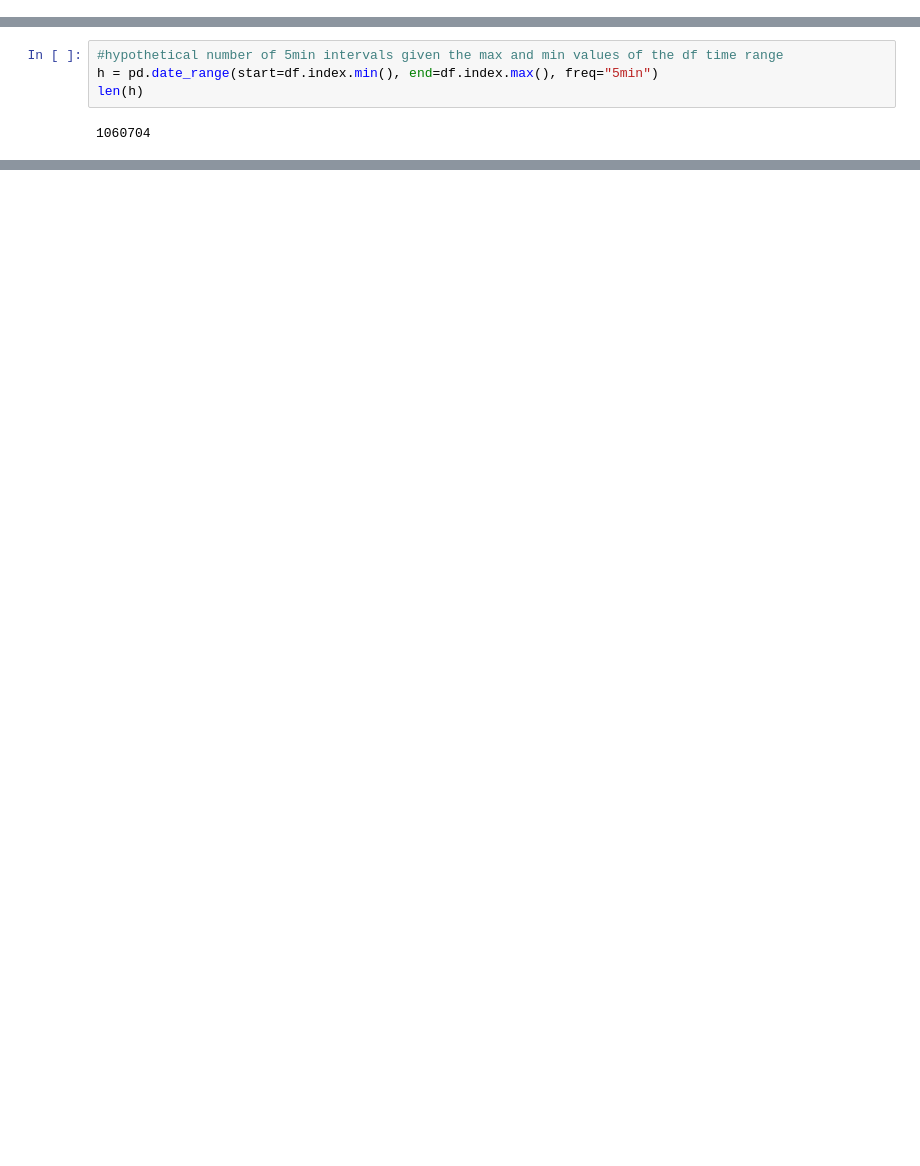
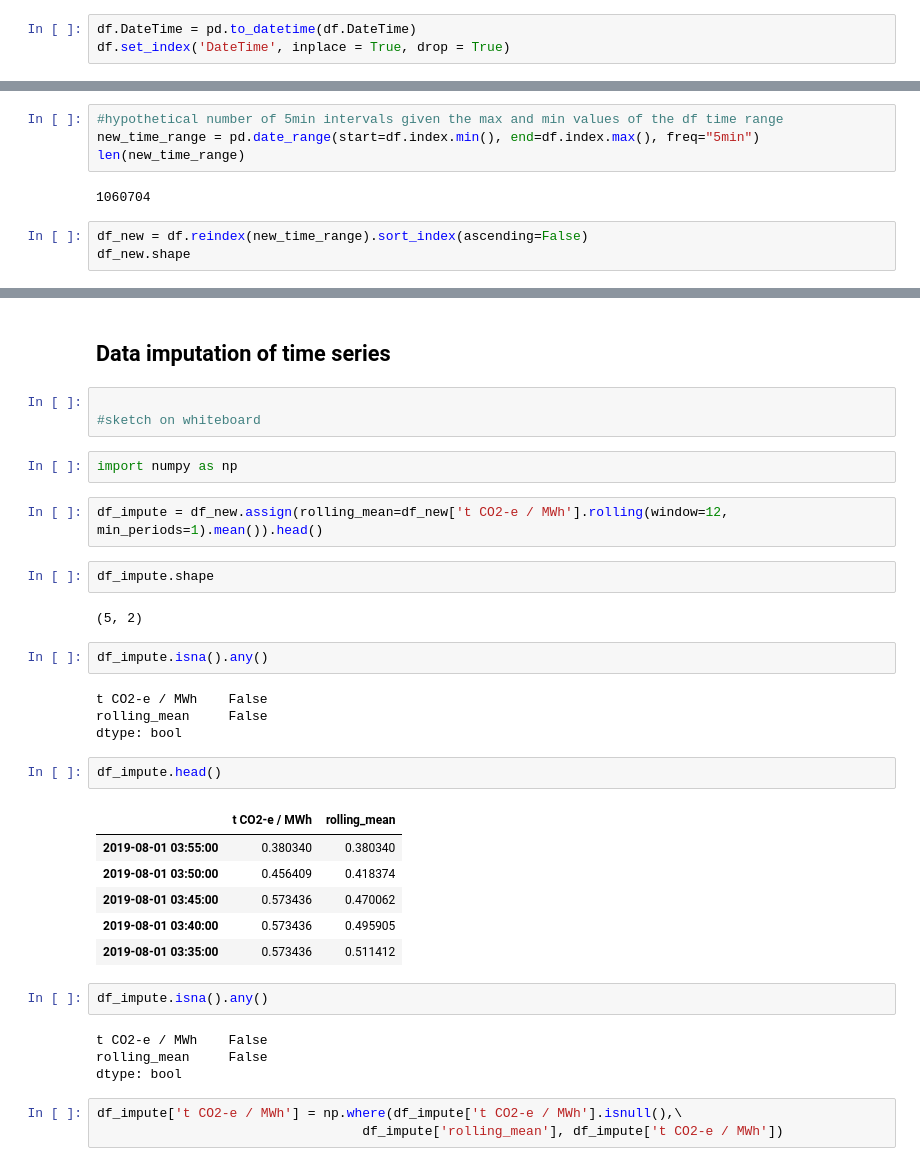
Before and after one commit to bkubsch/time_series, a Jupyter notebook: notebooks/Lecture_1.ipynb, the cells around one changed output, grey strips where cells are left out. Drawn from its saved outputs; the diff is of its cells as text; blank space fills up the shorter version.

Commit message:
time imputation

```diff
--- a/notebooks/Lecture_1.ipynb
+++ b/notebooks/Lecture_1.ipynb
@@ -32,2 +71,5 @@ __Note__:
 
 Use your knowledge from your pandas lecture and use Google as your best friend.
+# %%
+df.DateTime = pd.to_datetime(df.DateTime)
+df.set_index('DateTime', inplace = True, drop = True)
@@ -56,6 +137,9 @@ b1[:10]
 # %%
 #hypothetical number of 5min intervals given the max and min values of the df time range
-h = pd.date_range(start=df.index.min(), end=df.index.max(), freq="5min")
-len(h)
+new_time_range = pd.date_range(start=df.index.min(), end=df.index.max(), freq="5min")
+len(new_time_range)
 # %% [output]
 1060704
+# %%
+df_new = df.reindex(new_time_range).sort_index(ascending=False)
+df_new.shape
@@ -61,0 +167,37 @@ len(h)
+# %% [markdown]
+## __Data imputation of time series__
+# %%
+
+#sketch on whiteboard
+# %%
+import numpy as np
+# %%
+df_impute = df_new.assign(rolling_mean=df_new['t CO2-e / MWh'].rolling(window=12, min_periods=1).mean()).head()
+# %%
+df_impute.shape
+# %% [output]
+(5, 2)
+# %%
+df_impute.isna().any()
+# %% [output]
+t CO2-e / MWh    False
+rolling_mean     False
+dtype: bool
+# %%
+df_impute.head()
+# %% [output]
+|  | t CO2-e / MWh | rolling_mean |
+| 2019-08-01 03:55:00 | 0.380340 | 0.380340 |
+| 2019-08-01 03:50:00 | 0.456409 | 0.418374 |
+| 2019-08-01 03:45:00 | 0.573436 | 0.470062 |
+| 2019-08-01 03:40:00 | 0.573436 | 0.495905 |
+| 2019-08-01 03:35:00 | 0.573436 | 0.511412 |
+# %%
+df_impute.isna().any()
+# %% [output]
+t CO2-e / MWh    False
+rolling_mean     False
+dtype: bool
+# %%
+df_impute['t CO2-e / MWh'] = np.where(df_impute['t CO2-e / MWh'].isnull(),\
+                                  df_impute['rolling_mean'], df_impute['t CO2-e / MWh'])
```
Also changed, not shown: parts of 30 cells of this notebook, 5 other files.
